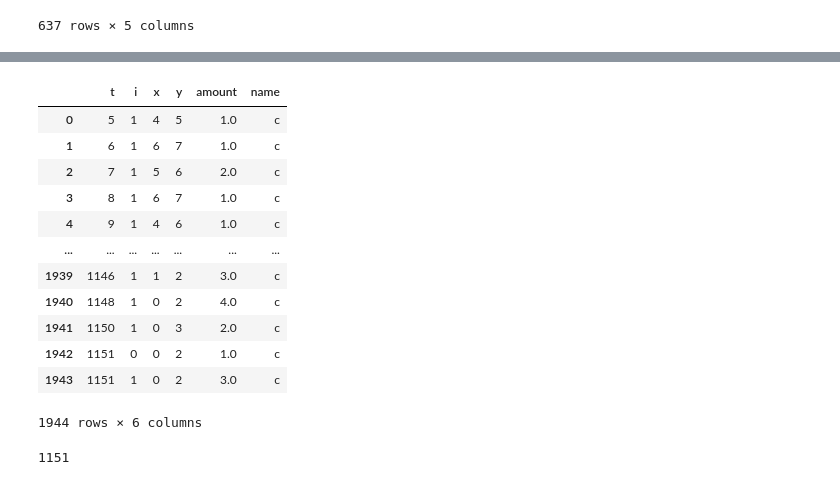
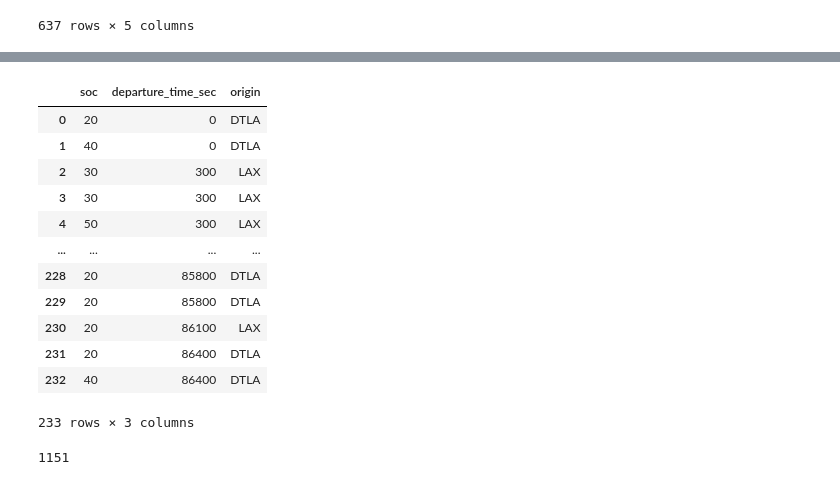
Before and after one commit to Xuan-1998/UAM_system_optimization, a Jupyter notebook: src:code/TestingFile.ipynb, the cells around one changed output, grey strips where cells are left out. Saved outputs shown, nothing was run; the diff lists cells and outputs as text; code cells hidden in the pictures.

```diff
--- a/src:code/TestingFile.ipynb
+++ b/src:code/TestingFile.ipynb
@@ -184,19 +220,28 @@ flight_schedule
-# %%
-specificc
-# %% [output]
-|  | t | i | x | y | amount | name |
-| 0 | 5 | 1 | 4 | 5 | 1.0 | c |
-| 1 | 6 | 1 | 6 | 7 | 1.0 | c |
-| 2 | 7 | 1 | 5 | 6 | 2.0 | c |
-| 3 | 8 | 1 | 6 | 7 | 1.0 | c |
-| 4 | 9 | 1 | 4 | 6 | 1.0 | c |
-| ... | ... | ... | ... | ... | ... | ... |
-| 1939 | 1146 | 1 | 1 | 2 | 3.0 | c |
-| 1940 | 1148 | 1 | 0 | 2 | 4.0 | c |
-| 1941 | 1150 | 1 | 0 | 3 | 2.0 | c |
-| 1942 | 1151 | 0 | 0 | 2 | 1.0 | c |
-| 1943 | 1151 | 1 | 0 | 2 | 3.0 | c |
-1944 rows × 6 columns
+# %%
+def get_idling_aircraft(df, start, end):
+    df = reorganize_df(df, start, end)
+    # df = df.loc[df.index.repeat(df.num_flights)].reset_index(drop=True)
+    df['origin'] = df['i'].apply(lambda x: 'LAX' if x == 0 else 'DTLA')
+    df.drop(['t', 'i', 'name', 'amount'], axis=1, inplace=True)
+    df.rename(columns={'k': 'soc'}, inplace=True)
+    df['soc'] = df['soc'].apply(lambda x: soc_level[x])
+    return df
+# %%
+get_idling_aircraft(specificn, start, end)
+# %% [output]
+|  | soc | departure_time_sec | origin |
+| 0 | 20 | 0 | DTLA |
+| 1 | 40 | 0 | DTLA |
+| 2 | 30 | 300 | LAX |
+| 3 | 30 | 300 | LAX |
+| 4 | 50 | 300 | LAX |
+| ... | ... | ... | ... |
+| 228 | 20 | 85800 | DTLA |
+| 229 | 20 | 85800 | DTLA |
+| 230 | 20 | 86100 | LAX |
+| 231 | 20 | 86400 | DTLA |
+| 232 | 40 | 86400 | DTLA |
+233 rows × 3 columns
 # %%
 gamma = [3.237872699, 3.729470167, 4.404786588, 5.379957014, 6.913363091,
         9.685271742, 16.30528373, 71.41103553]
```
Also changed, not shown: parts of 9 cells of this notebook.
